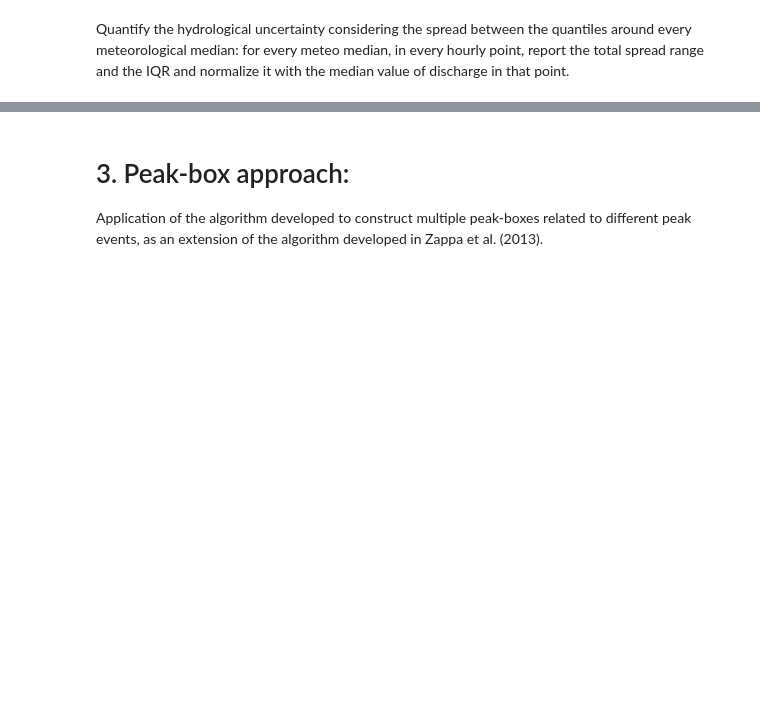
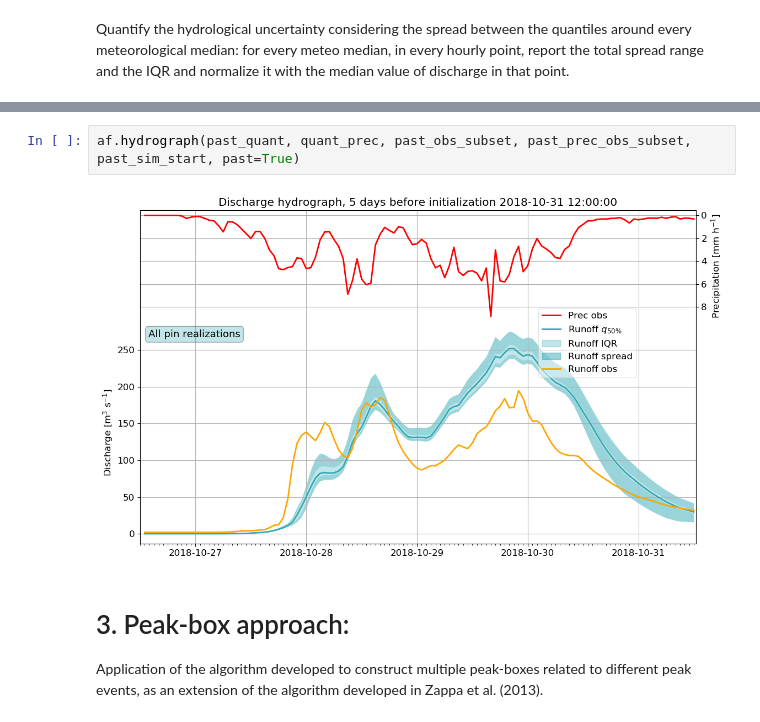
Before and after one commit to agiord/ensemble-flood-forecasting, a Jupyter notebook: EnsembleFloodForecastAnalysis.ipynb, the cells around one changed output, grey strips where cells are left out. Drawn from its saved outputs; the diff is of its cells as text; blank space fills up the shorter version.

```diff
--- a/EnsembleFloodForecastAnalysis.ipynb
+++ b/EnsembleFloodForecastAnalysis.ipynb
@@ -136,3 +160,7 @@ warnings.filterwarnings('ignore')
+# %%
+af.hydrograph(past_quant, quant_prec, past_obs_subset, past_prec_obs_subset, past_sim_start, past=True)
+# %% [output]
+[figure, added]
 # %% [markdown]
 # 3. Peak-box approach:
 Application of the algorithm developed to construct multiple peak-boxes related to different peak events, as an extension of the algorithm developed in Zappa et al. (2013).
```
Also changed, not shown: parts of 17 cells of this notebook, 2 other files.
